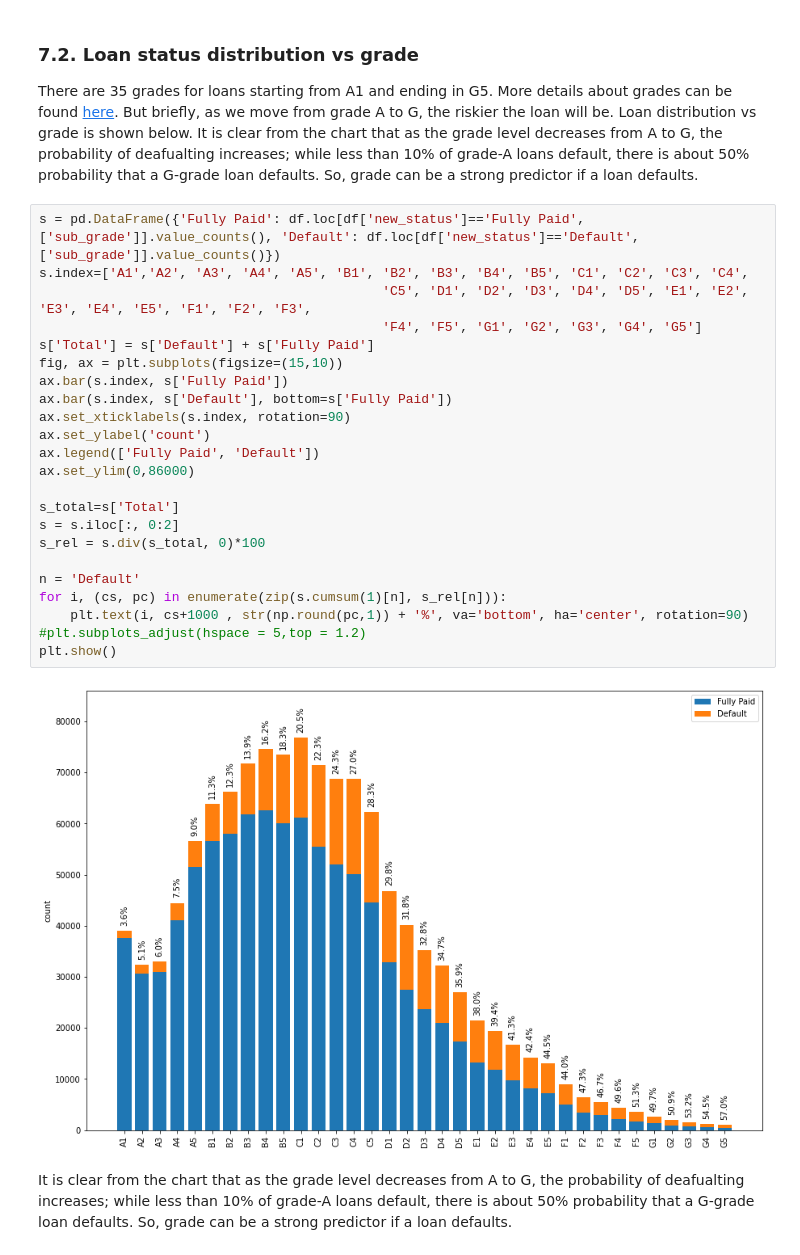
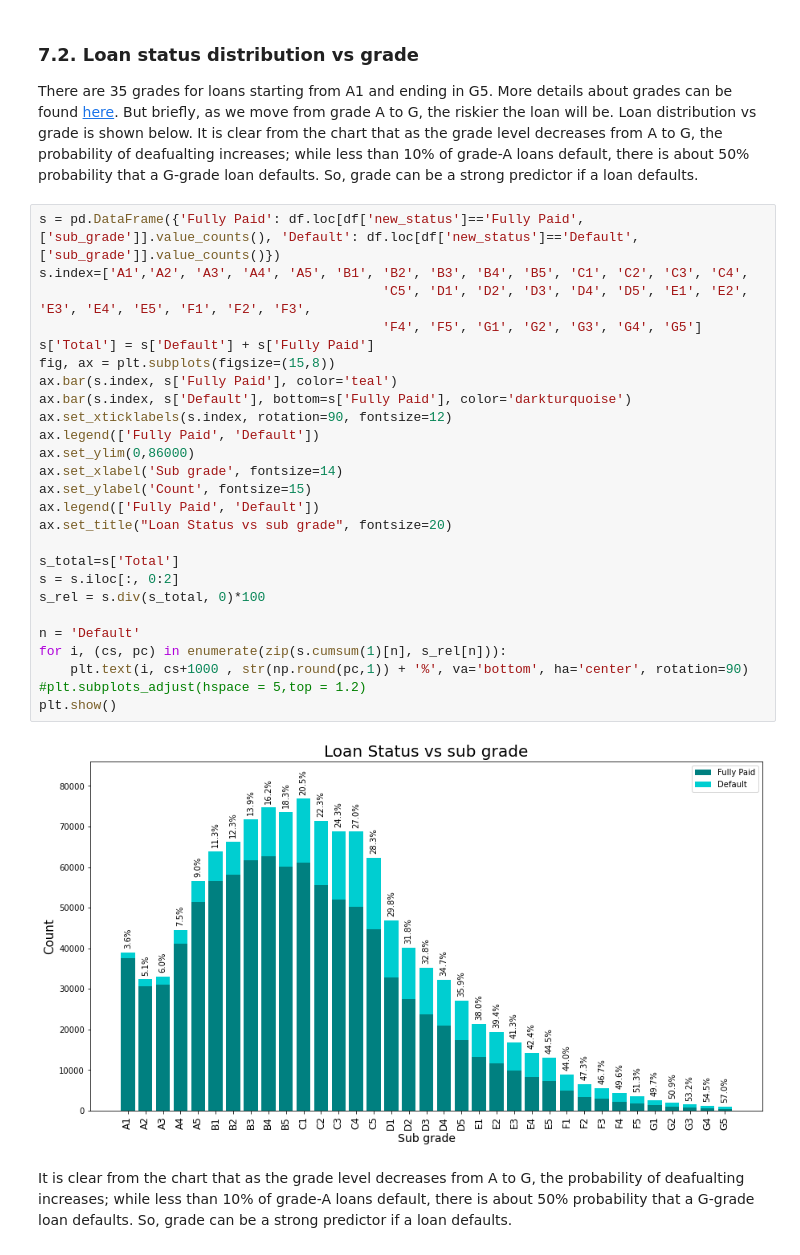
Before and after one commit to somayehY/Somayeh_Youssefi, a Jupyter notebook: LendingClub/LendingClub_ExploratoryDataAnalysis.ipynb, the cells around one changed output. Cells and saved outputs as stored; diff of their text form.

```diff
--- a/LendingClub/LendingClub_ExploratoryDataAnalysis.ipynb
+++ b/LendingClub/LendingClub_ExploratoryDataAnalysis.ipynb
@@ -246,28 +246,31 @@ There are 35 grades for loans starting from A1 and ending in G5. More details ab
 # %%
 s = pd.DataFrame({'Fully Paid': df.loc[df['new_status']=='Fully Paid', ['sub_grade']].value_counts(), 'Default': df.loc[df['new_status']=='Default', ['sub_grade']].value_counts()})
 s.index=['A1','A2', 'A3', 'A4', 'A5', 'B1', 'B2', 'B3', 'B4', 'B5', 'C1', 'C2', 'C3', 'C4',
                                             'C5', 'D1', 'D2', 'D3', 'D4', 'D5', 'E1', 'E2', 'E3', 'E4', 'E5', 'F1', 'F2', 'F3',
                                             'F4', 'F5', 'G1', 'G2', 'G3', 'G4', 'G5']
 s['Total'] = s['Default'] + s['Fully Paid']
-fig, ax = plt.subplots(figsize=(15,10))
-ax.bar(s.index, s['Fully Paid'])
-ax.bar(s.index, s['Default'], bottom=s['Fully Paid'])
-ax.set_xticklabels(s.index, rotation=90)
-ax.set_ylabel('count')
+fig, ax = plt.subplots(figsize=(15,8))
+ax.bar(s.index, s['Fully Paid'], color='teal')
+ax.bar(s.index, s['Default'], bottom=s['Fully Paid'], color='darkturquoise')
+ax.set_xticklabels(s.index, rotation=90, fontsize=12)
 ax.legend(['Fully Paid', 'Default'])
 ax.set_ylim(0,86000)
+ax.set_xlabel('Sub grade', fontsize=14)
+ax.set_ylabel('Count', fontsize=15)
+ax.legend(['Fully Paid', 'Default'])
+ax.set_title("Loan Status vs sub grade", fontsize=20)
 
 s_total=s['Total']
 s = s.iloc[:, 0:2]
 s_rel = s.div(s_total, 0)*100
 
 n = 'Default'
 for i, (cs, pc) in enumerate(zip(s.cumsum(1)[n], s_rel[n])):
     plt.text(i, cs+1000 , str(np.round(pc,1)) + '%', va='bottom', ha='center', rotation=90)
 #plt.subplots_adjust(hspace = 5,top = 1.2)
 plt.show()
 # %% [output]
-[figure, old version]
+[figure, new version]
 # %% [markdown]
 It is clear from the chart that as the grade level decreases from A to G, the probability of deafualting increases; while less than 10% of grade-A loans default, there is about 50% probability that a G-grade loan defaults. So, grade can be a strong predictor if a loan defaults.
 # %% [markdown]
```
Also changed, not shown: parts of 12 cells of this notebook.
